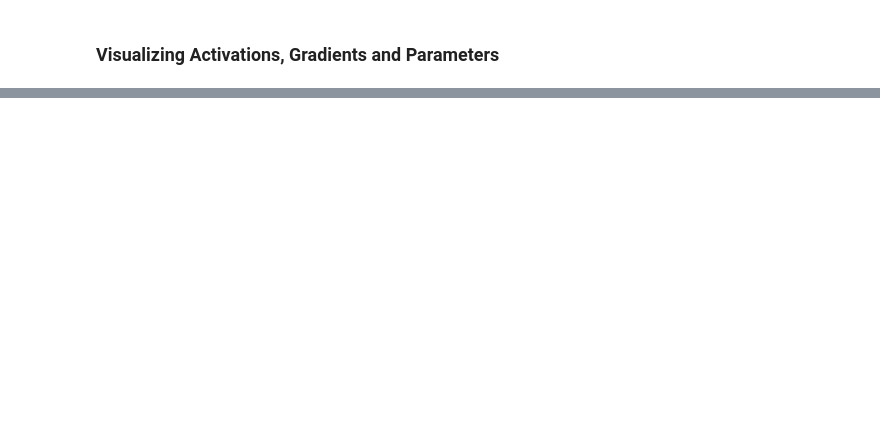
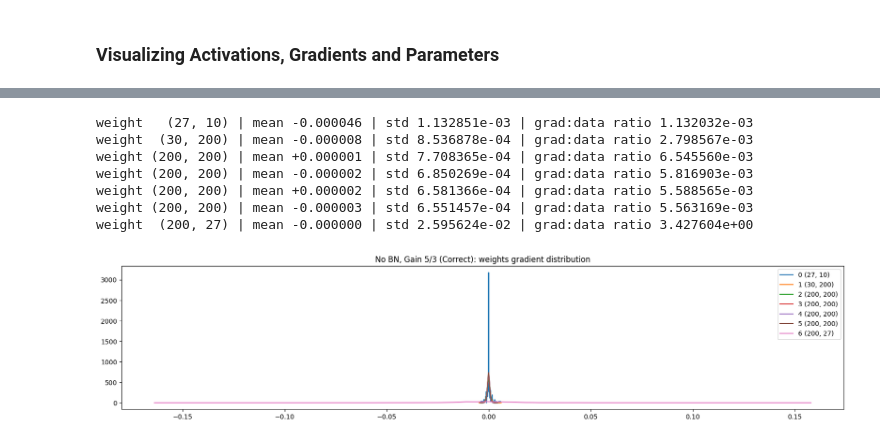
Before and after one commit to collinmccarthy/deep-learning-from-scratch, a Jupyter notebook: notebooks/makemore/makemore_pt3_mlp_bn.ipynb, the cells around one changed output, grey strips where cells are left out. Saved outputs shown, nothing was run; the diff lists cells and outputs as text; code cells hidden in the pictures; blank space fills up the shorter version.

```diff
--- a/notebooks/makemore/makemore_pt3_mlp_bn.ipynb
+++ b/notebooks/makemore/makemore_pt3_mlp_bn.ipynb
@@ -760,0 +797,14 @@ plt.title('(lr*p.grad).std() / p.data.std()).log10()');
+# %%
+# Visualize parameters
+def visualize_params(model, prepend_str=""):
+    plt.figure(figsize=(20, 4)) # width and height of the plot
+    legends = []
+    for i, p in enumerate(model.parameters()):
+        t = p.grad.cpu()
+        if p.ndim == 2:  # Only 2D params, so weights of embedding and linear layers
+            print('weight %10s | mean %+f | std %e | grad:data ratio %e' % (tuple(p.shape), t.mean(), t.std(), t.std() / p.std()))
+            hy, hx = torch.histogram(t, density=True)
+            plt.plot(hx[:-1].detach(), hy.detach())
+            legends.append(f'{i} {tuple(p.shape)}')
+        plt.legend(legends)
+        plt.title(f'{prepend_str} weights gradient distribution')
@@ -760,0 +864,12 @@ plt.title('(lr*p.grad).std() / p.data.std()).log10()');
+# %%
+# Want grad:data ratios of around 1e-3
+visualize_params(model, prepend_str="No BN, Gain 5/3 (Correct):")
+# %% [output]
+weight   (27, 10) | mean -0.000046 | std 1.132851e-03 | grad:data ratio 1.132032e-03
+weight  (30, 200) | mean -0.000008 | std 8.536878e-04 | grad:data ratio 2.798567e-03
+weight (200, 200) | mean +0.000001 | std 7.708365e-04 | grad:data ratio 6.545560e-03
+weight (200, 200) | mean -0.000002 | std 6.850269e-04 | grad:data ratio 5.816903e-03
+weight (200, 200) | mean +0.000002 | std 6.581366e-04 | grad:data ratio 5.588565e-03
+weight (200, 200) | mean -0.000003 | std 6.551457e-04 | grad:data ratio 5.563169e-03
+weight  (200, 27) | mean -0.000000 | std 2.595624e-02 | grad:data ratio 3.427604e+00
+[figure, added]
```
Also changed, not shown: parts of 60 cells of this notebook.
